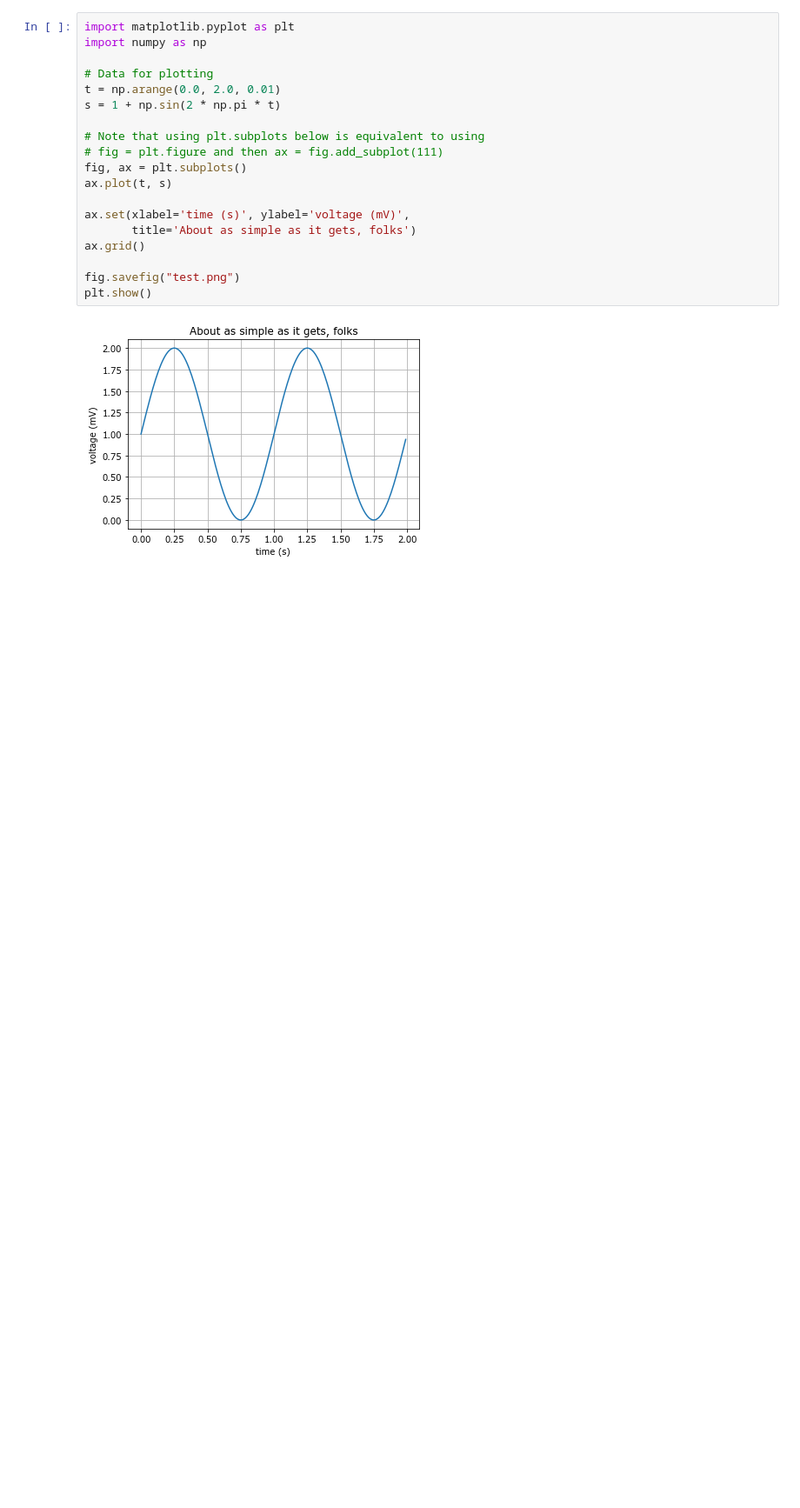
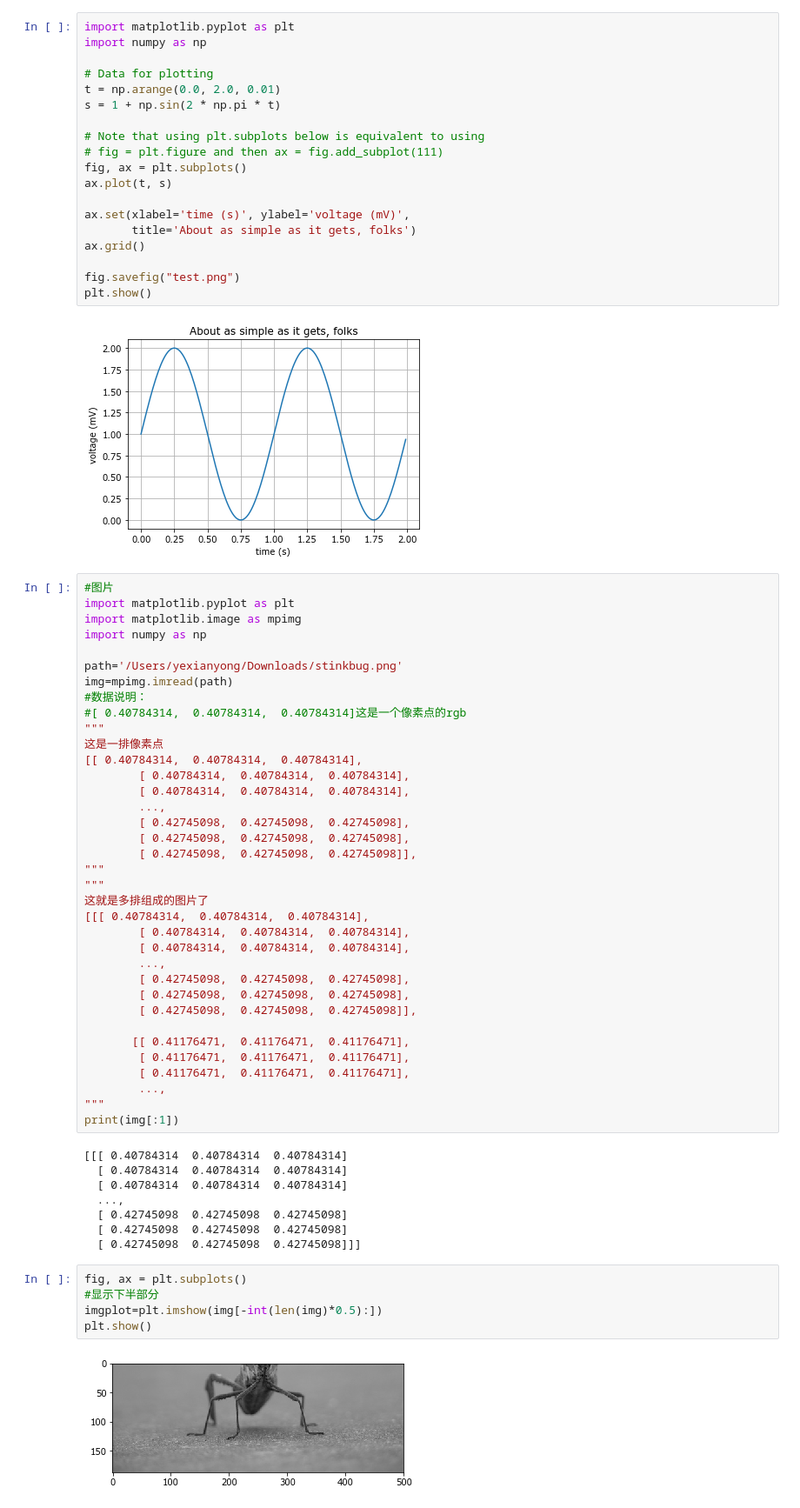
Before and after one commit to yexxyy/jupyter_notebook, a Jupyter notebook: 工具学习/matplotlib.ipynb, the cells around one changed output. Shown: that part at 87% size. Drawn from its saved outputs; the diff is of its cells as text; blank space fills up the shorter version.

```diff
--- a/工具学习/matplotlib.ipynb
+++ b/工具学习/matplotlib.ipynb
@@ -19,3 +19,54 @@ fig.savefig("test.png")
 plt.show()
 # %% [output]
 [figure]
+# %%
+#图片
+import matplotlib.pyplot as plt
+import matplotlib.image as mpimg
+import numpy as np
+
+path='/Users/yexianyong/Downloads/stinkbug.png'
+img=mpimg.imread(path)
+#数据说明：
+#[ 0.40784314,  0.40784314,  0.40784314]这是一个像素点的rgb
+"""
+这是一排像素点
+[[ 0.40784314,  0.40784314,  0.40784314],
+        [ 0.40784314,  0.40784314,  0.40784314],
+        [ 0.40784314,  0.40784314,  0.40784314],
+        ...,
+        [ 0.42745098,  0.42745098,  0.42745098],
+        [ 0.42745098,  0.42745098,  0.42745098],
+        [ 0.42745098,  0.42745098,  0.42745098]],
+"""
+"""
+这就是多排组成的图片了
+[[[ 0.40784314,  0.40784314,  0.40784314],
+        [ 0.40784314,  0.40784314,  0.40784314],
+        [ 0.40784314,  0.40784314,  0.40784314],
+        ...,
+        [ 0.42745098,  0.42745098,  0.42745098],
+        [ 0.42745098,  0.42745098,  0.42745098],
+        [ 0.42745098,  0.42745098,  0.42745098]],
+
+       [[ 0.41176471,  0.41176471,  0.41176471],
+        [ 0.41176471,  0.41176471,  0.41176471],
+        [ 0.41176471,  0.41176471,  0.41176471],
+        ...,
+"""
+print(img[:1])
+# %% [output]
+[[[ 0.40784314  0.40784314  0.40784314]
+  [ 0.40784314  0.40784314  0.40784314]
+  [ 0.40784314  0.40784314  0.40784314]
+  ...,
+  [ 0.42745098  0.42745098  0.42745098]
+  [ 0.42745098  0.42745098  0.42745098]
+  [ 0.42745098  0.42745098  0.42745098]]]
+# %%
+fig, ax = plt.subplots()
+#显示下半部分
+imgplot=plt.imshow(img[-int(len(img)*0.5):])
+plt.show()
+# %% [output]
+[figure, added]
```
Also changed, not shown: 4 other files.
